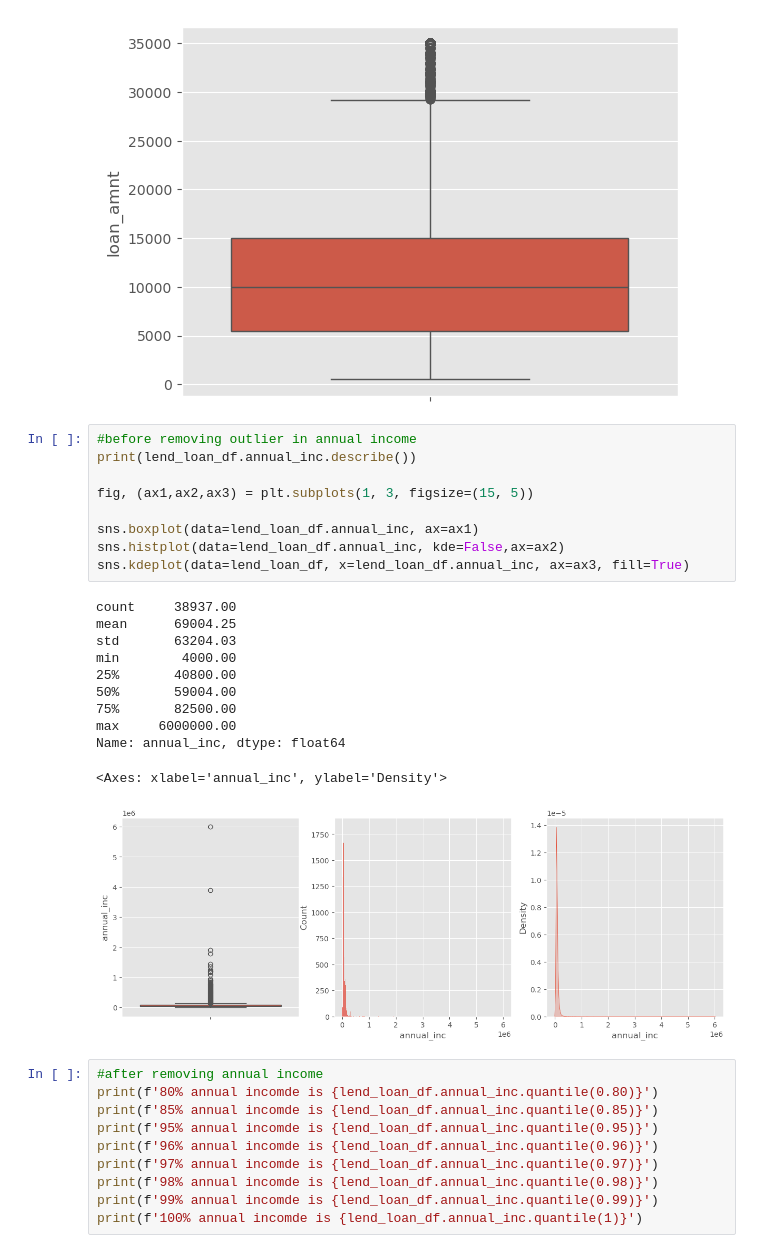
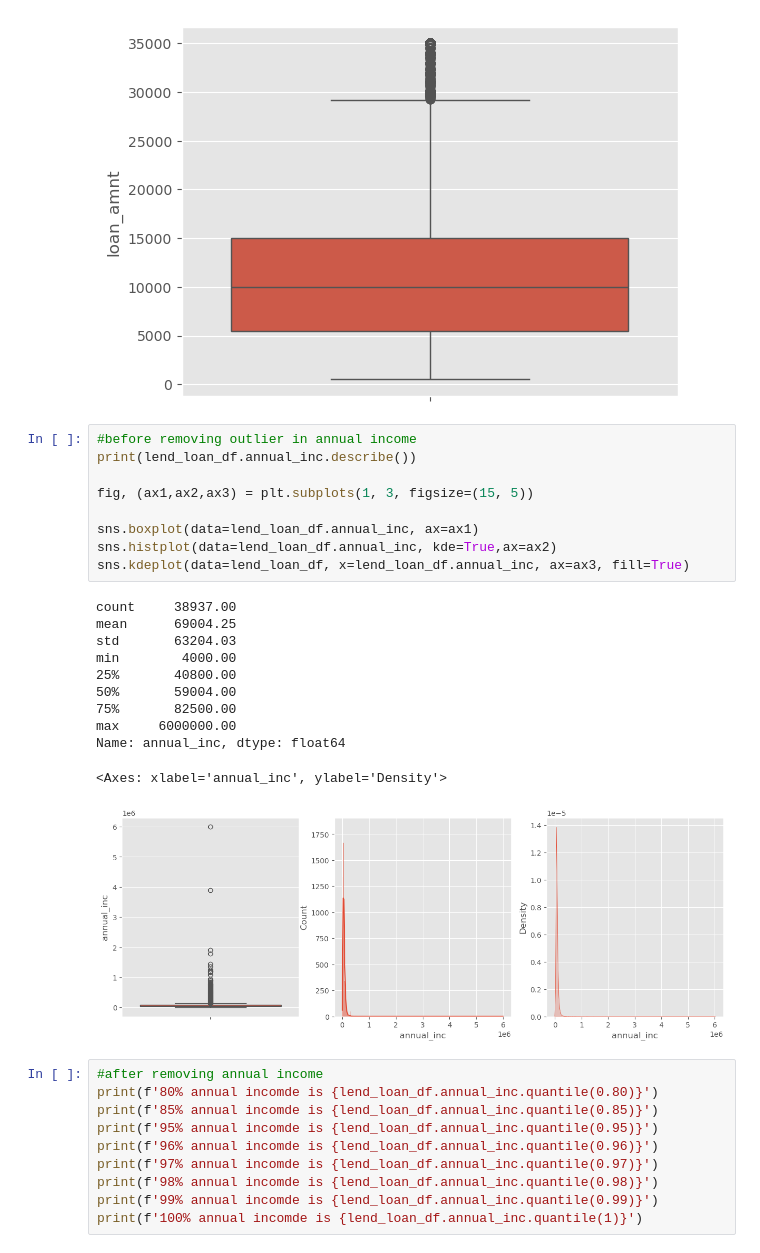
Before and after one commit to blogbydev/lendingcasestudy, a Jupyter notebook: lcs_srinivasan.ipynb, the cells around one changed output. Cells and saved outputs as stored; diff of their text form.

```diff
--- a/lcs_srinivasan.ipynb
+++ b/lcs_srinivasan.ipynb
@@ -441,24 +441,24 @@ Name: loan_amnt, dtype: float64
 # %%
 #before removing outlier in annual income
 print(lend_loan_df.annual_inc.describe())
 
 fig, (ax1,ax2,ax3) = plt.subplots(1, 3, figsize=(15, 5))
 
 sns.boxplot(data=lend_loan_df.annual_inc, ax=ax1)
-sns.histplot(data=lend_loan_df.annual_inc, kde=False,ax=ax2)
+sns.histplot(data=lend_loan_df.annual_inc, kde=True,ax=ax2)
 sns.kdeplot(data=lend_loan_df, x=lend_loan_df.annual_inc, ax=ax3, fill=True)
 # %% [output]
 count     38937.00
 mean      69004.25
 std       63204.03
 min        4000.00
 25%       40800.00
 50%       59004.00
 75%       82500.00
 max     6000000.00
 Name: annual_inc, dtype: float64
 <Axes: xlabel='annual_inc', ylabel='Density'>
-[figure, old version]
+[figure, new version]
 # %%
 #after removing annual income
 print(f'80% annual incomde is {lend_loan_df.annual_inc.quantile(0.80)}')
```
Also changed, not shown: parts of 13 cells of this notebook.
